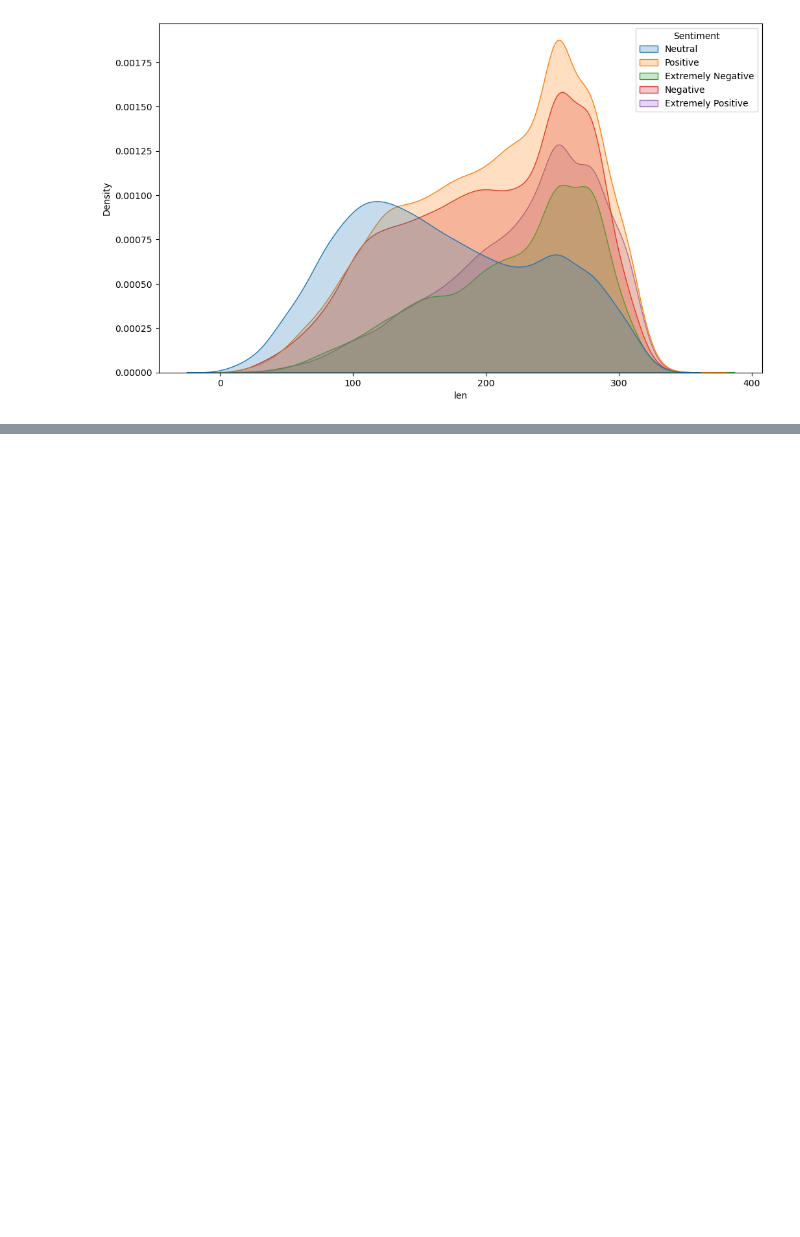
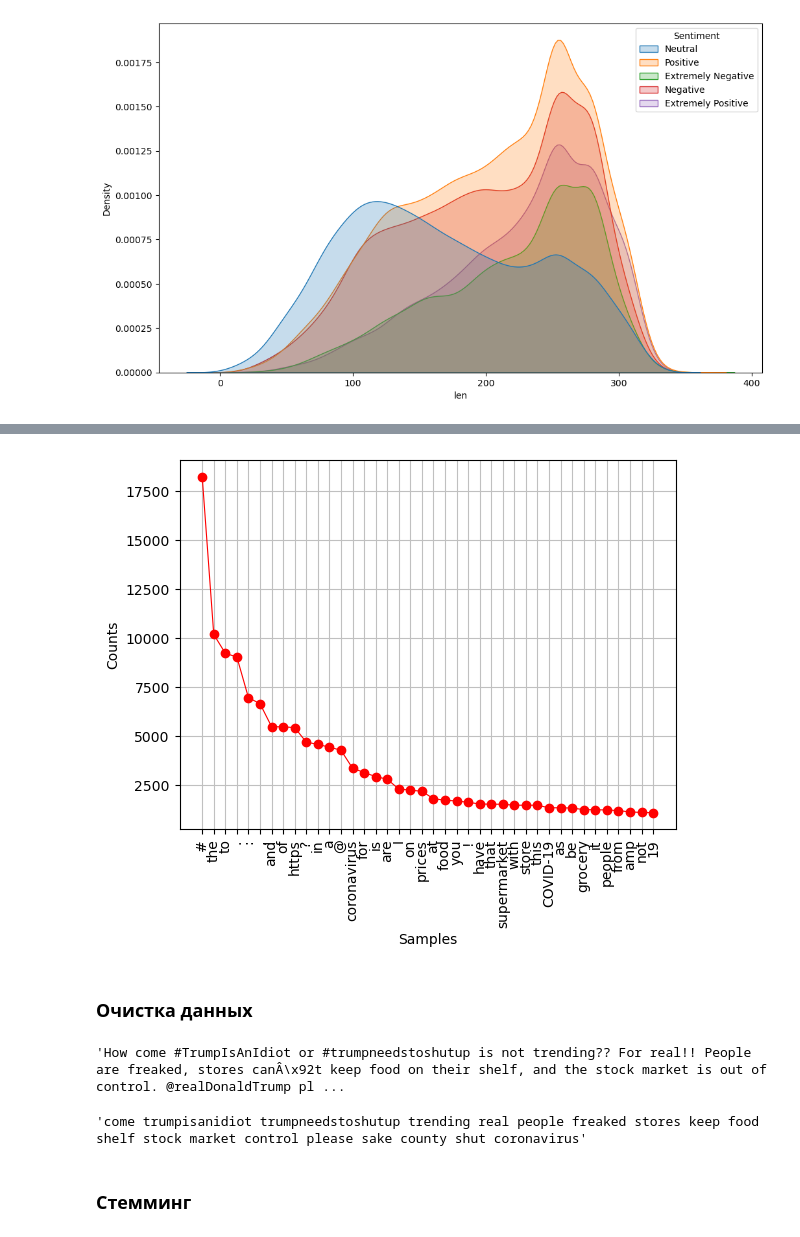
Before and after one commit to golubnichiy/big_data_04_24, a Jupyter notebook: day_08.ipynb, the cells around one changed output, grey strips where cells are left out. Cells and saved outputs as stored; diff of their text form; code cells hidden in the pictures; blank space fills up the shorter version.

```diff
--- a/day_08.ipynb
+++ b/day_08.ipynb
@@ -93,0 +186,6 @@ plt.show()
+# %%
+create_freq_dist_plot('Negative')
+# %% [output]
+[figure, added]
+# %% [markdown]
+### Очистка данных
@@ -93,0 +212,10 @@ plt.show()
+# %%
+df['OriginalTweet'].iloc[150]
+# %% [output]
+'How come #TrumpIsAnIdiot or #trumpneedstoshutup is not trending?? For real!! People are freaked, stores canÂ\x92t keep food on their shelf, and the stock market is out of control. @realDonaldTrump pl ...
+# %%
+df['new_text'].iloc[150]
+# %% [output]
+'come trumpisanidiot trumpneedstoshutup trending real people freaked stores keep food shelf stock market control please sake county shut coronavirus'
+# %% [markdown]
+### Стемминг
```
Also changed, not shown: parts of 27 cells of this notebook, 1 other file.
